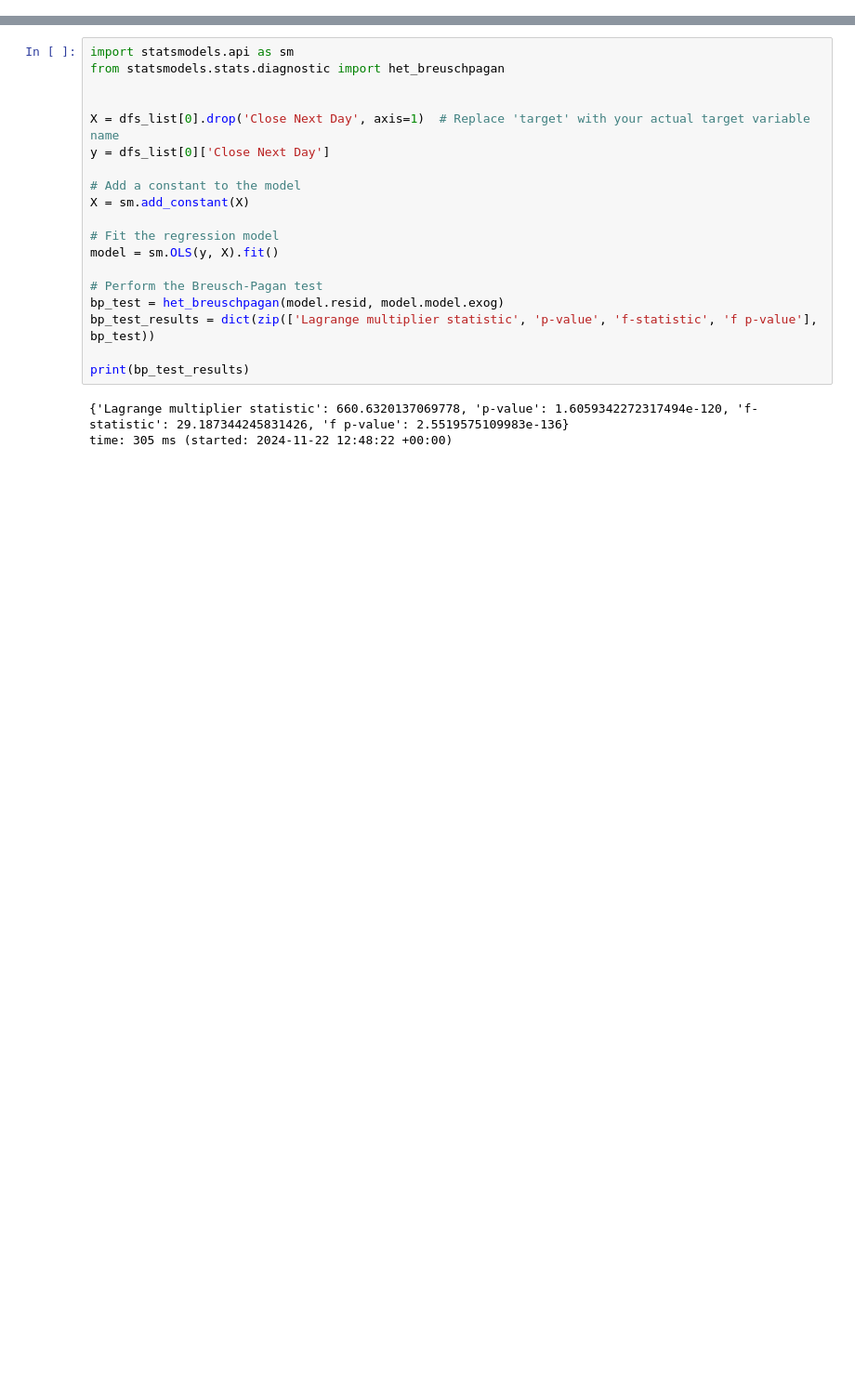
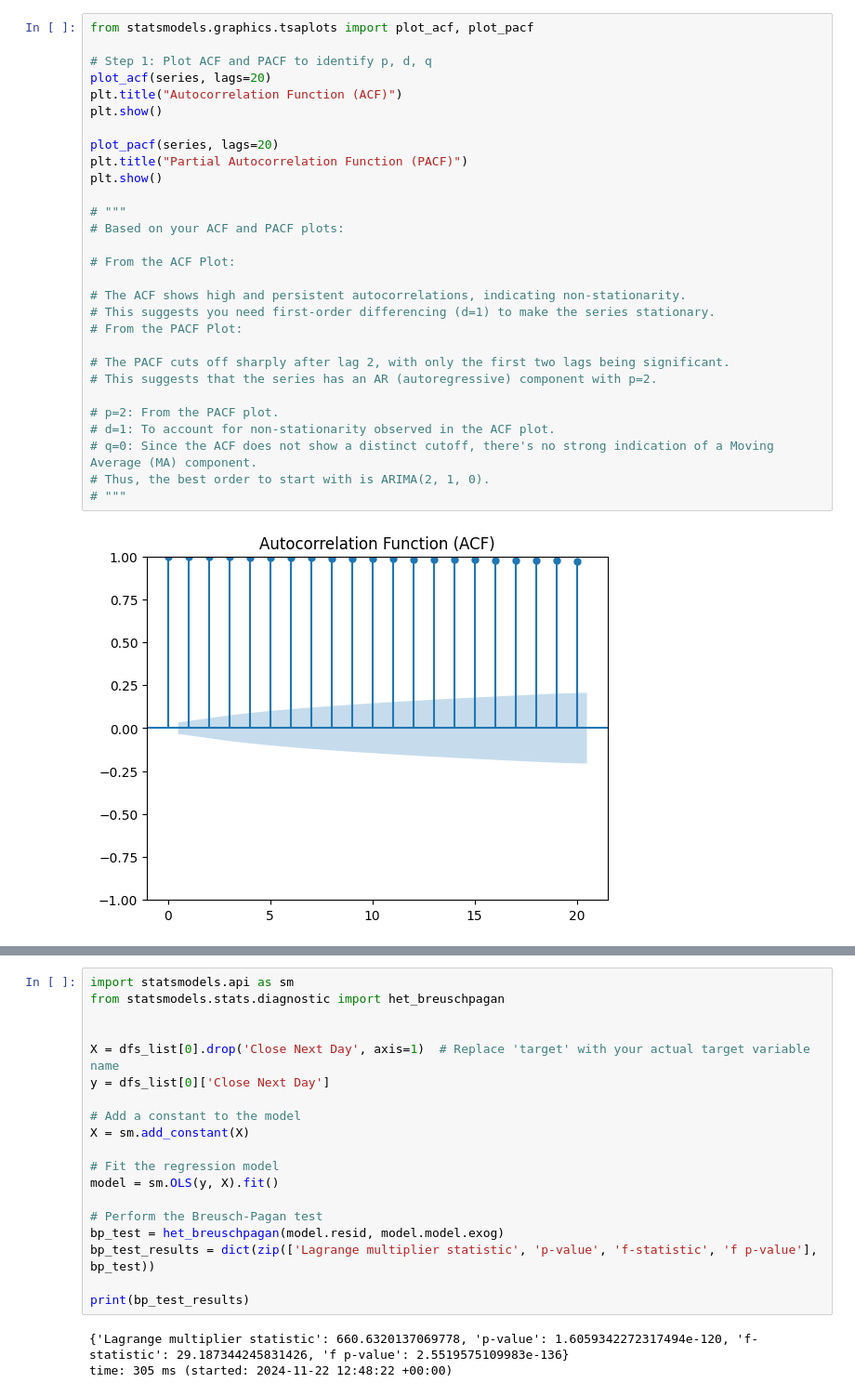
Before and after one commit to adefiqri12/GAN-LSTM-stock-price-prediction, a Jupyter notebook: 2. EDAS.ipynb, the cells around one changed output, grey strips where cells are left out. Shown at 93% size. Cells and saved outputs as stored; diff of their text form; blank space fills up the shorter version.

```diff
--- a/2. EDAS.ipynb
+++ b/2. EDAS.ipynb
@@ -192,0 +195,31 @@ time: 231 ms (started: 2024-11-22 12:28:32 +00:00)
+# %%
+from statsmodels.graphics.tsaplots import plot_acf, plot_pacf
+
+# Step 1: Plot ACF and PACF to identify p, d, q
+plot_acf(series, lags=20)
+plt.title("Autocorrelation Function (ACF)")
+plt.show()
+
+plot_pacf(series, lags=20)
+plt.title("Partial Autocorrelation Function (PACF)")
+plt.show()
+
+# """
+# Based on your ACF and PACF plots:
+
+# From the ACF Plot:
+
+# The ACF shows high and persistent autocorrelations, indicating non-stationarity.
+# This suggests you need first-order differencing (d=1) to make the series stationary.
+# From the PACF Plot:
+
+# The PACF cuts off sharply after lag 2, with only the first two lags being significant.
+# This suggests that the series has an AR (autoregressive) component with p=2.
+
+# p=2: From the PACF plot.
+# d=1: To account for non-stationarity observed in the ACF plot.
+# q=0: Since the ACF does not show a distinct cutoff, there's no strong indication of a Moving Average (MA) component.
+# Thus, the best order to start with is ARIMA(2, 1, 0).
+# """
+# %% [output]
+[figure, added]
```
Also changed, not shown: parts of 12 cells of this notebook, 1 other file.
